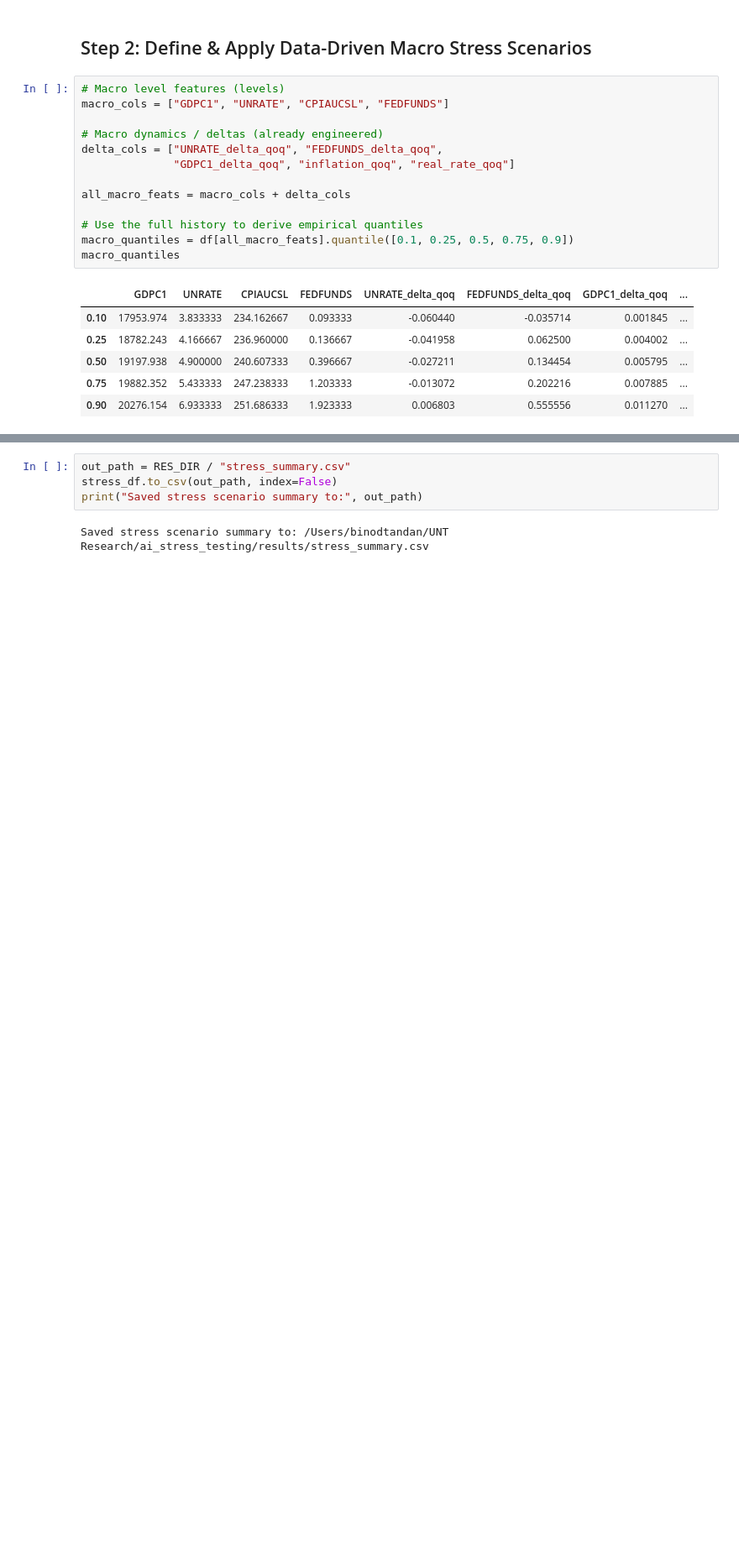
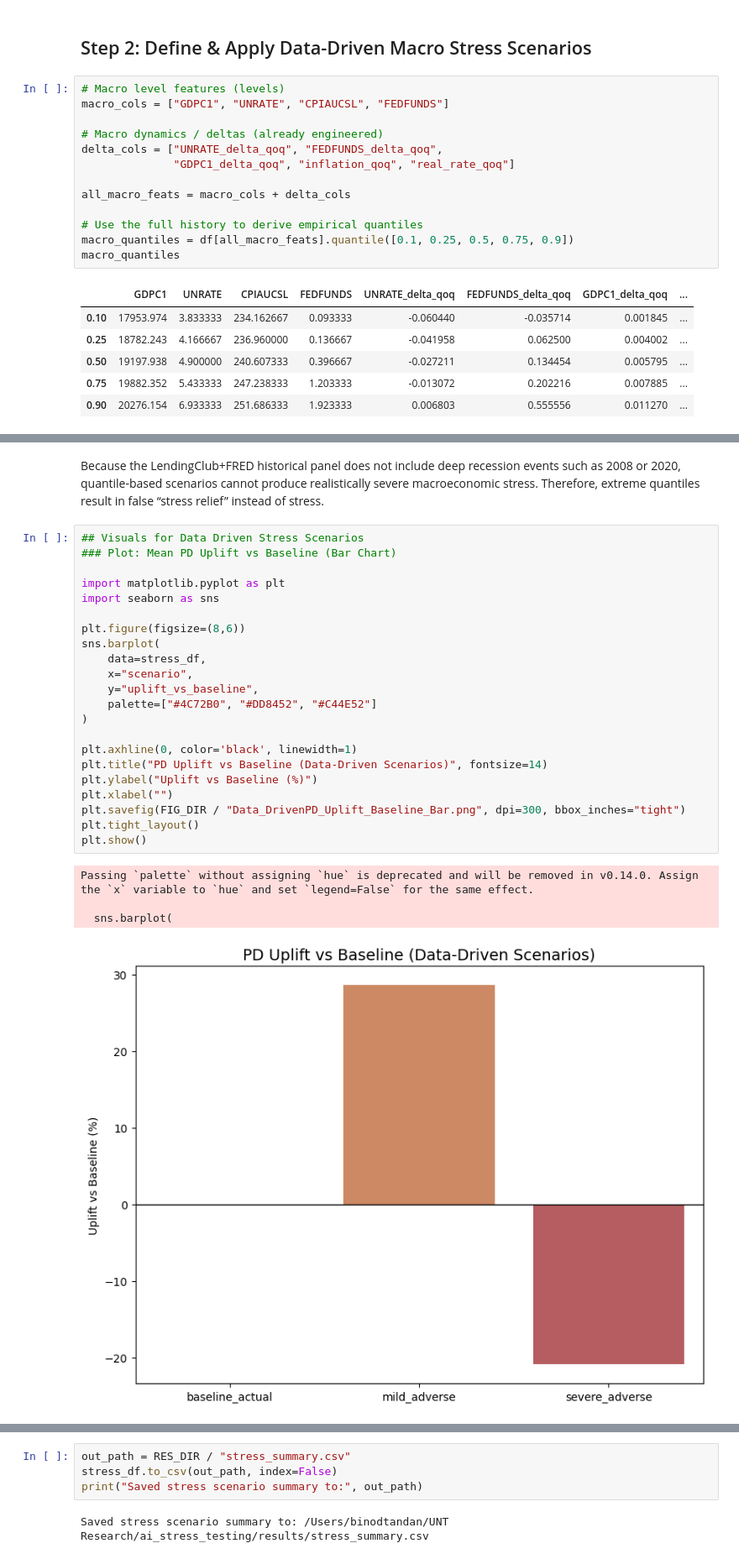
Before and after one commit to BinodTandan/Banking_Stress_Testing, a Jupyter notebook: notebooks/04_stress_testing.ipynb, the cells around one changed output, grey strips where cells are left out. Shown at 84% size. Drawn from its saved outputs; the diff is of its cells as text; blank space fills up the shorter version.

```diff
--- a/notebooks/04_stress_testing.ipynb
+++ b/notebooks/04_stress_testing.ipynb
@@ -216,0 +267,29 @@ stress_df
+# %% [markdown]
+Because the LendingClub+FRED historical panel does not include deep recession events such as 2008 or 2020, quantile-based scenarios cannot produce realistically severe macroeconomic stress. Therefore, extreme quantiles result in false “stress relief” instead of stress.
+# %%
+## Visuals for Data Driven Stress Scenarios
+### Plot: Mean PD Uplift vs Baseline (Bar Chart)
+
+import matplotlib.pyplot as plt
+import seaborn as sns
+
+plt.figure(figsize=(8,6))
+sns.barplot(
+    data=stress_df,
+    x="scenario",
+    y="uplift_vs_baseline",
+    palette=["#4C72B0", "#DD8452", "#C44E52"]
+)
+
+plt.axhline(0, color='black', linewidth=1)
+plt.title("PD Uplift vs Baseline (Data-Driven Scenarios)", fontsize=14)
+plt.ylabel("Uplift vs Baseline (%)")
+plt.xlabel("")
+plt.savefig(FIG_DIR / "Data_DrivenPD_Uplift_Baseline_Bar.png", dpi=300, bbox_inches="tight")
+plt.tight_layout()
+plt.show()
+# %% [output]
+Passing `palette` without assigning `hue` is deprecated and will be removed in v0.14.0. Assign the `x` variable to `hue` and set `legend=False` for the same effect.
+
+  sns.barplot(
+[figure, added]
```
Also changed, not shown: parts of 33 cells of this notebook.
